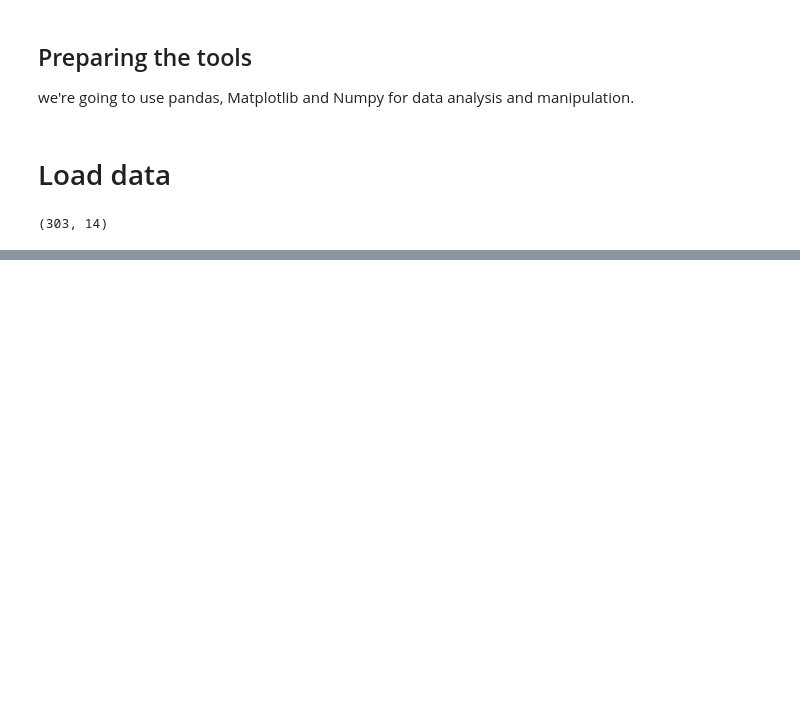
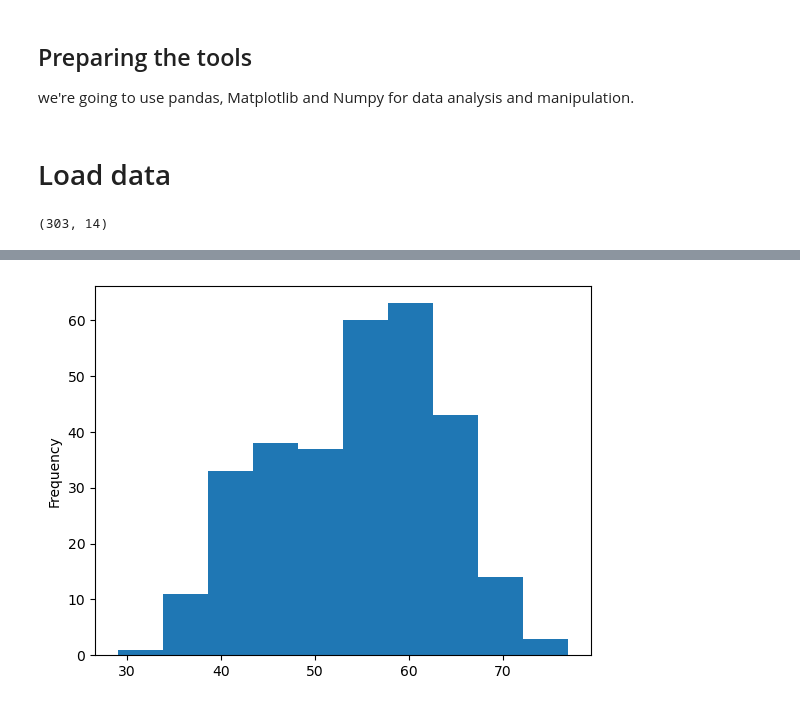
Before and after one commit to AbdiDesalegn/Supervised_learning_project-classification-, a Jupyter notebook: Heart-Disease-Classification.ipynb, the cells around one changed output, grey strips where cells are left out. Saved outputs shown, nothing was run; the diff lists cells and outputs as text; code cells hidden in the pictures; blank space fills up the shorter version.

```diff
--- a/Heart-Disease-Classification.ipynb
+++ b/Heart-Disease-Classification.ipynb
@@ -85,0 +257,5 @@ A goal is to know and understand the data and become a subject matter expert on
+# %%
+# check the districution of the age column with histogram
+df.age.plot.hist();
+# %% [output]
+[figure, added]
```
Also changed, not shown: parts of 56 cells of this notebook, 1 other file.
